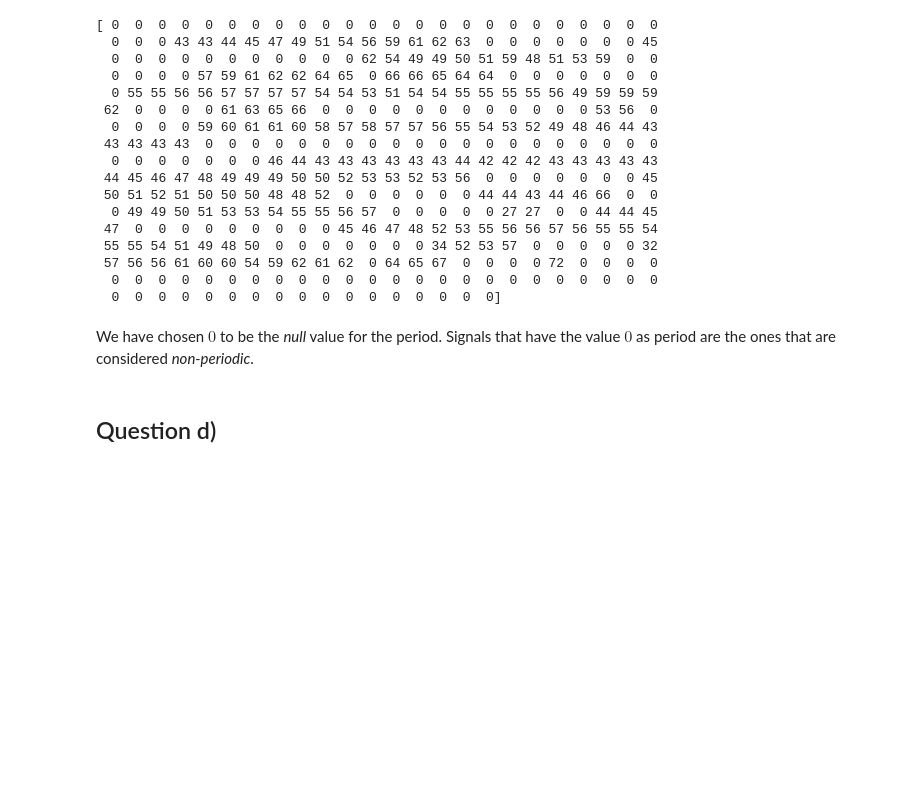
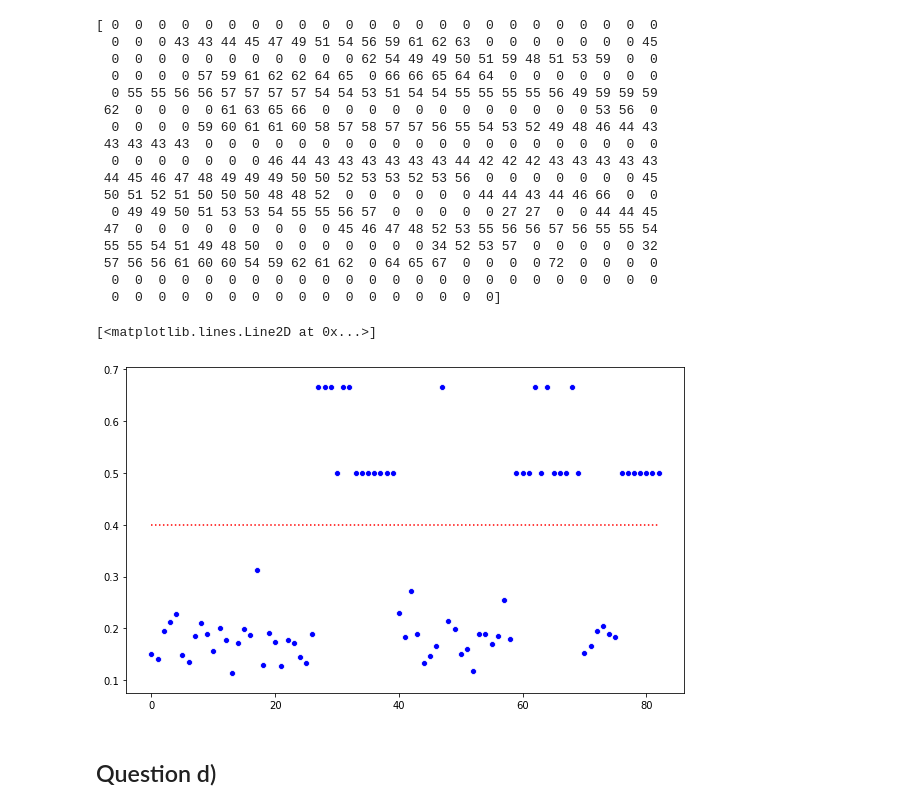
Before and after one commit to TomasGadea/notebook_vocoder, a Jupyter notebook: Vocoder.ipynb, the cells around one changed output. Cells and saved outputs as stored; diff of their text form; code cells hidden in the pictures; blank space fills up the shorter version.

```diff
--- a/Vocoder.ipynb
+++ b/Vocoder.ipynb
@@ -299,8 +299,25 @@ print(periods)
  57 56 56 61 60 60 54 59 62 61 62  0 64 65 67  0  0  0  0 72  0  0  0  0
   0  0  0  0  0  0  0  0  0  0  0  0  0  0  0  0  0  0  0  0  0  0  0  0
   0  0  0  0  0  0  0  0  0  0  0  0  0  0  0  0  0]
-# %% [markdown]
-We have chosen $0$ to be the _null_ value for the period. Signals that have the value $0$ as period are the ones that are considered _non-periodic_.
+# %%
+arr = np.array([])
+for i in range(401):
+    Rxx = correlate(x_n[i], x_n[i], 'full')
+    origin = np.argmax(Rxx)
+    idxs = argrelextrema(Rxx[origin:], np.greater)[0]
+    if idxs.size == 0:
+        break
+    N = idxs[np.argmax([Rxx[origin+idx] for idx in idxs])]  # period
+    arr = np.append(arr, Rxx[origin + N] / Rxx[origin])
+
+import seaborn as sns
+line = [0.4 for _ in range(arr.size)]
+plt.figure(figsize=(10, 6))
+sns.scatterplot(x=range(len(arr)), y=arr, color='b')
+plt.plot(line, color='r', ls=':')
+# %% [output]
+[<matplotlib.lines.Line2D at 0x...>]
+[figure, added]
 # %% [markdown]
 ## Question d)
 # %%
```
Also changed, not shown: parts of 6 cells of this notebook.
